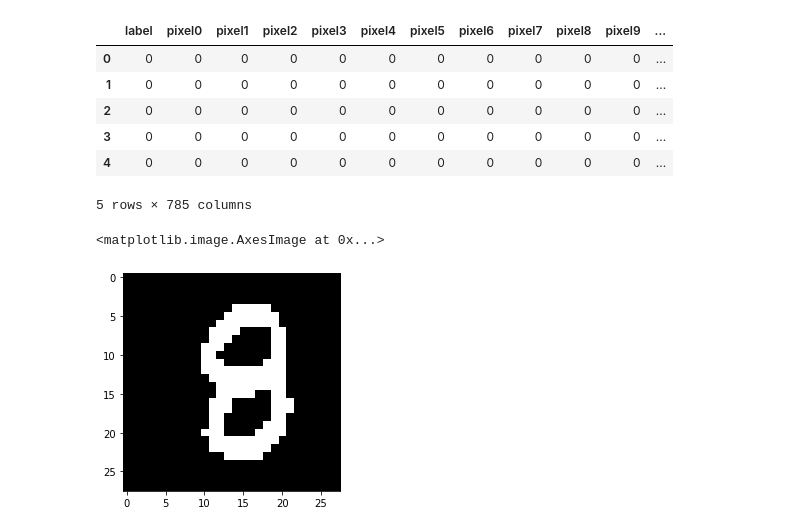
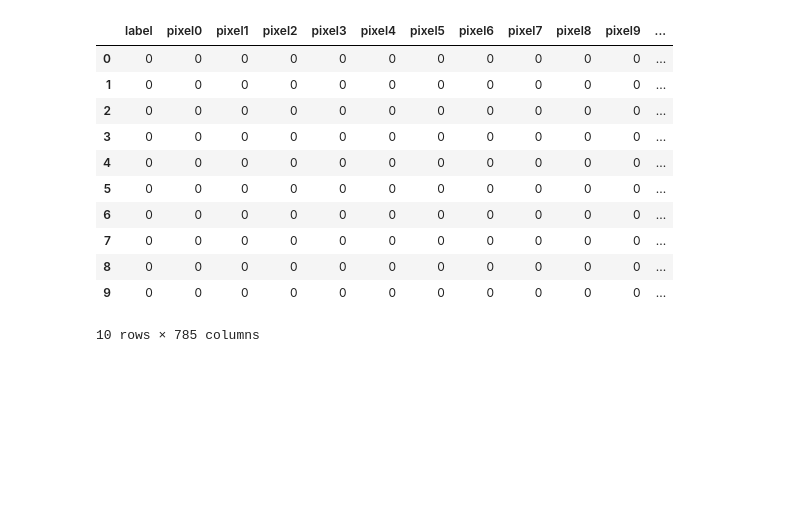
Before and after one commit to DaanMoura/AprendizadoDeMaquina, a Jupyter notebook: trabalho2/AM_Trab2.ipynb, the cells around one changed output. Saved outputs shown, nothing was run; the diff lists cells and outputs as text; code cells hidden in the pictures; blank space fills up the shorter version.

```diff
--- a/trabalho2/AM_Trab2.ipynb
+++ b/trabalho2/AM_Trab2.ipynb
@@ -8,15 +10,20 @@ import secrets
 # %%
 numbers = pd.read_csv("https://media.githubusercontent.com/media/DaanMoura/AprendizadoDeMaquina/main/trabalho2/data/numbers.csv")
 # %%
-numbers.head()
+numbers.head(10)
 # %% [output]
 |  | label | pixel0 | pixel1 | pixel2 | pixel3 | pixel4 | pixel5 | pixel6 | pixel7 | pixel8 | pixel9 | ... |
 | 0 | 0 | 0 | 0 | 0 | 0 | 0 | 0 | 0 | 0 | 0 | 0 | ... |
 | 1 | 0 | 0 | 0 | 0 | 0 | 0 | 0 | 0 | 0 | 0 | 0 | ... |
 | 2 | 0 | 0 | 0 | 0 | 0 | 0 | 0 | 0 | 0 | 0 | 0 | ... |
 | 3 | 0 | 0 | 0 | 0 | 0 | 0 | 0 | 0 | 0 | 0 | 0 | ... |
 | 4 | 0 | 0 | 0 | 0 | 0 | 0 | 0 | 0 | 0 | 0 | 0 | ... |
+| 5 | 0 | 0 | 0 | 0 | 0 | 0 | 0 | 0 | 0 | 0 | 0 | ... |
+| 6 | 0 | 0 | 0 | 0 | 0 | 0 | 0 | 0 | 0 | 0 | 0 | ... |
+| 7 | 0 | 0 | 0 | 0 | 0 | 0 | 0 | 0 | 0 | 0 | 0 | ... |
+| 8 | 0 | 0 | 0 | 0 | 0 | 0 | 0 | 0 | 0 | 0 | 0 | ... |
+| 9 | 0 | 0 | 0 | 0 | 0 | 0 | 0 | 0 | 0 | 0 | 0 | ... |
-5 rows × 785 columns
+10 rows × 785 columns
 # %%
 # Source: https://www.kaggle.com/kyleberdy/basic-mnist-visualization (adapted)
 def index_erode(index = 0, pandas_df = 0, threshold = 75, kernel_size = (2,2), kernel_threshold = 1):
@@ -43,7 +50,8 @@ def index_erode(index = 0, pandas_df = 0, threshold = 75, kernel_size = (2,2), k
                 image[i, j] = 0
     return image
 # %%
-plt.imshow(index_erode(secrets.choice(list(range(70000))),pandas_df = numbers), cmap = 'gray')
+plt.figure(figsize=[25, 25])
+for i in range (1, 11):
+  for j in range (1, 4):
+    plt.subplot(10, 3, (i-1)* 3 + j)
+    plt.imshow(index_erode(secrets.choice(list(range(70000))),pandas_df = numbers), cmap = 'gray')
-# %% [output]
-<matplotlib.image.AxesImage at 0x...>
-[figure, removed]
```
Also changed, not shown: parts of 2 cells of this notebook.
